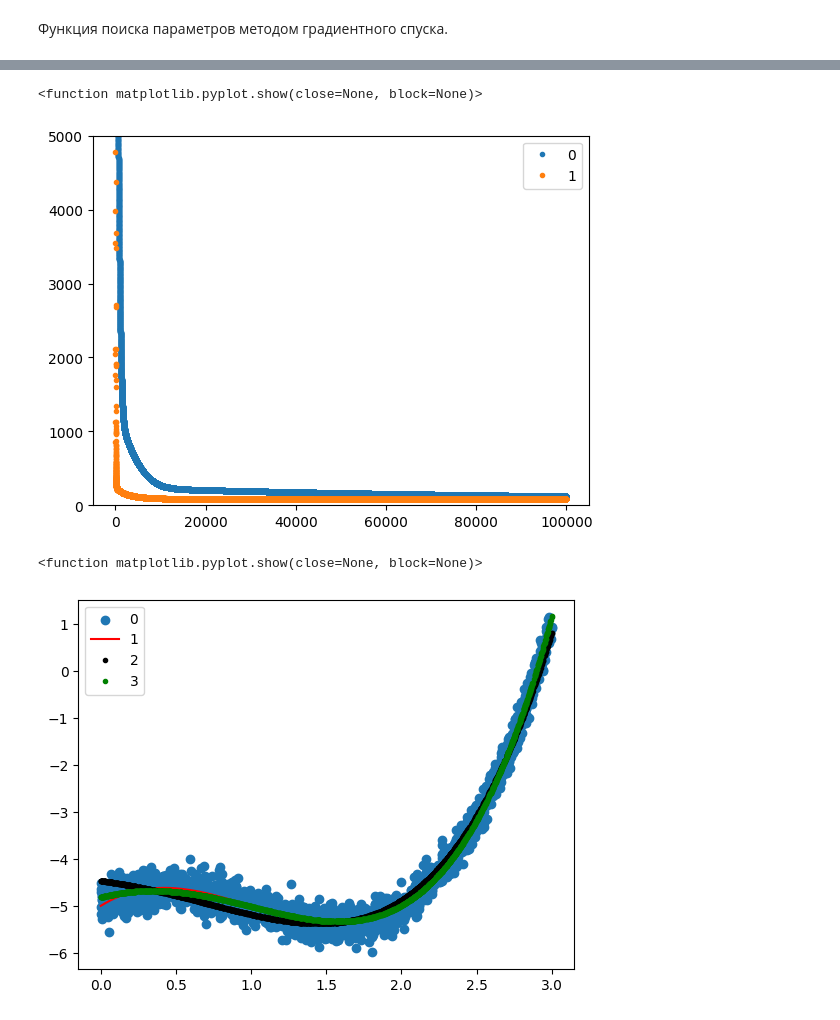
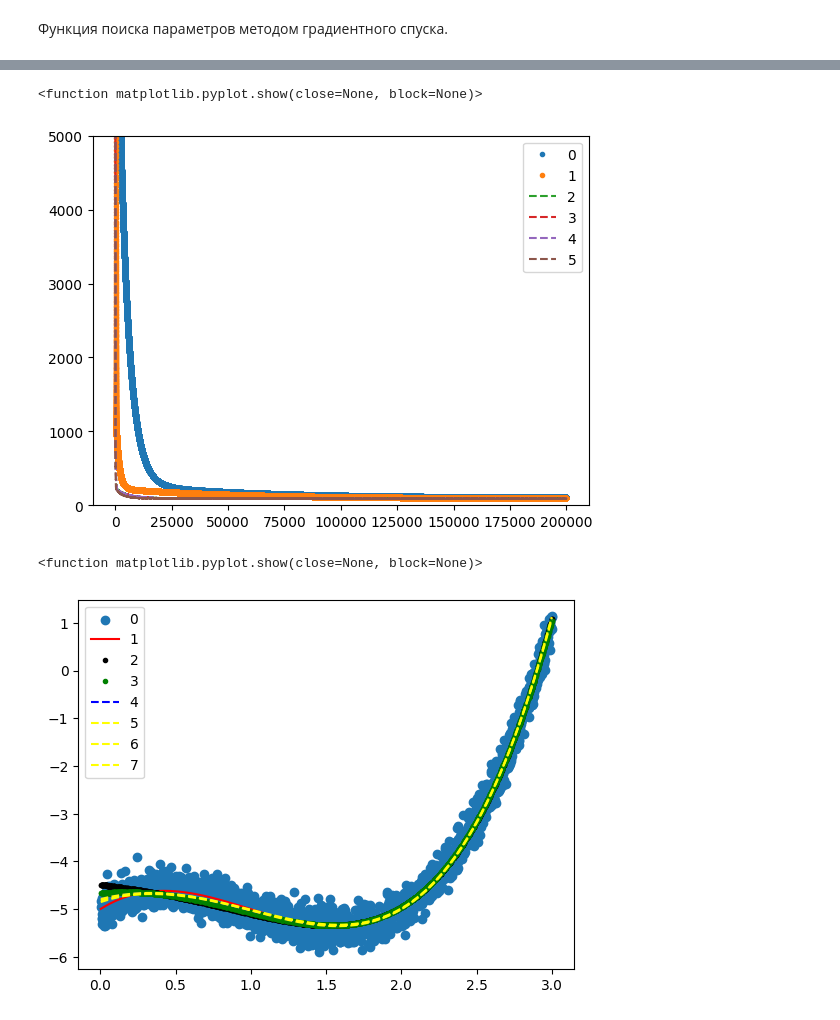
Before and after one commit to romangorbunov91/ML_2, a Jupyter notebook: ML_2.ipynb, the cells around one changed output, grey strips where cells are left out. Saved outputs shown, nothing was run; the diff lists cells and outputs as text; code cells hidden in the pictures.

```diff
--- a/ML_2.ipynb
+++ b/ML_2.ipynb
@@ -208,11 +181,9 @@ MSE loss: 85.4943
 # %%
-'''
+# Обучение на случайных батчак, по 10% датасета.
+# lr - индивидуальный для каждого из параметров модели.
 weights_3, losses_3, iter_final_3, fit_time_3 = model_fit(X_train, y_train,
                                                           learning_rate=[1e-3, 1e-4, 1e-5, 1e-6, 1e-7],
-                                                          tolerance=(0.1**2 * N_points),
+                                                          tolerance=(0.2**2 * N_points),
                                                           beta=0,
-                                                          batch_ratio=0.1,
-                                                          lr_scaling=False,
-                                                          liveplot=False)
-'''
+                                                          batch_ratio=0.1)
 # %% [output]
@@ -220,11 +211,10 @@ weights_3, losses_3, iter_final_3, fit_time_3 = model_fit(X_train, y_train,
 # %%
-'''
+# Обучение на случайных батчак, по 10% датасета.
+# lr - индивидуальный для каждого из параметров модели.
+# Фильтрация градиента (beta=0.8).
 weights_4, losses_4, iter_final_4, fit_time_4 = model_fit(X_train, y_train,
                                                           learning_rate=[1e-3, 1e-4, 1e-5, 1e-6, 1e-7],
-                                                          tolerance=(0.1**2 * N_points),
+                                                          tolerance=(0.2**2 * N_points),
                                                           beta=0.8,
-                                                          batch_ratio=0.1,
-                                                          lr_scaling=False,
-                                                          liveplot=False)
-'''
+                                                          batch_ratio=0.1)
 # %% [output]
@@ -231,0 +238,6 @@ weights_4, losses_4, iter_final_4, fit_time_4 = model_fit(X_train, y_train,
+# %%
+weights_5, losses_5, iter_final_5, fit_time_5 = model_fit(X_train, y_train,
+                                                          learning_rate=[1e-3, 1e-4, 1e-5, 1e-6, 1e-7],
+                                                          tolerance=(0.2**2 * N_points),
+                                                          beta=0.4,
+                                                          batch_ratio=0.1)
@@ -231,0 +262,6 @@ weights_4, losses_4, iter_final_4, fit_time_4 = model_fit(X_train, y_train,
+# %%
+weights_6, losses_6, iter_final_6, fit_time_6 = model_fit(X_train, y_train,
+                                                          learning_rate=[1e-3, 1e-4, 1e-5, 1e-6, 1e-7],
+                                                          tolerance=(0.2**2 * N_points),
+                                                          beta=0,
+                                                          batch_ratio=0.2)
@@ -232,23 +286,27 @@ weights_4, losses_4, iter_final_4, fit_time_4 = model_fit(X_train, y_train,
 # %%
 plt.plot(losses_1, '.')
 plt.plot(losses_2, '.')
-#plt.plot(losses_3, '--')
-#plt.plot(losses_4, '--')
+plt.plot(losses_3, '--')
+plt.plot(losses_4, '--')
+plt.plot(losses_5, '--')
+plt.plot(losses_6, '--')
 plt.ylim(0,5000)
-plt.legend(range(2))
+plt.legend(range(6))
 plt.show
 # %% [output]
 <function matplotlib.pyplot.show(close=None, block=None)>
-[figure, old version]
+[figure, new version]
 # %%
 plt.scatter(X_train, y_train)
 plt.plot(np.sort(X_train), f_trend(np.sort(X_train)), color='red')
 plt.plot(np.sort(X_train), f_poly(np.sort(X_train), weights_1), '.', color='black')
 plt.plot(np.sort(X_train), f_poly(np.sort(X_train), weights_2), '.', color='green')
-#plt.plot(np.sort(X_train), f_poly(np.sort(X_train), weights_3), '--', color='blue')
-#plt.plot(np.sort(X_train), f_poly(np.sort(X_train), weights_4), '--', color='yellow')
-plt.legend(range(4))
+plt.plot(np.sort(X_train), f_poly(np.sort(X_train), weights_3), '--', color='blue')
+plt.plot(np.sort(X_train), f_poly(np.sort(X_train), weights_4), '--', color='yellow')
+plt.plot(np.sort(X_train), f_poly(np.sort(X_train), weights_5), '--', color='yellow')
+plt.plot(np.sort(X_train), f_poly(np.sort(X_train), weights_6), '--', color='yellow')
+plt.legend(range(8))
 plt.show
 # %% [output]
 <function matplotlib.pyplot.show(close=None, block=None)>
-[figure, old version]
+[figure, new version]
```
Also changed, not shown: parts of 17 cells of this notebook.
